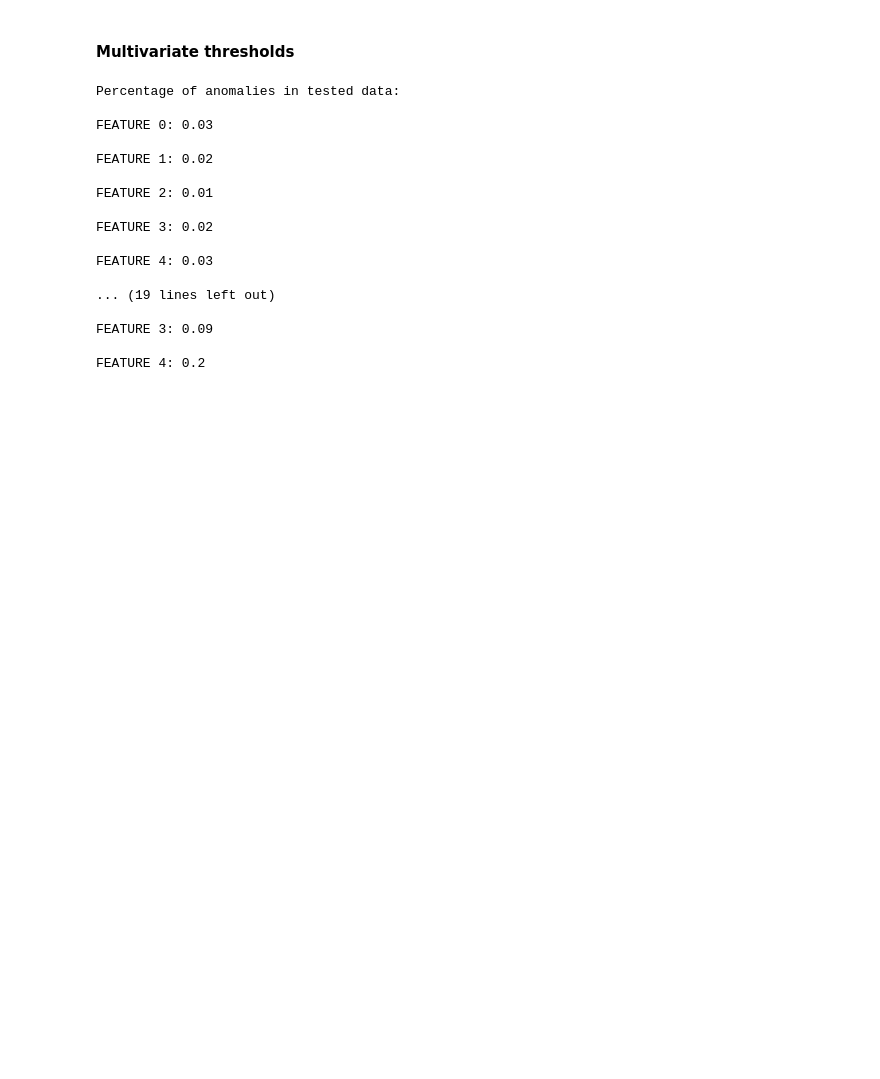
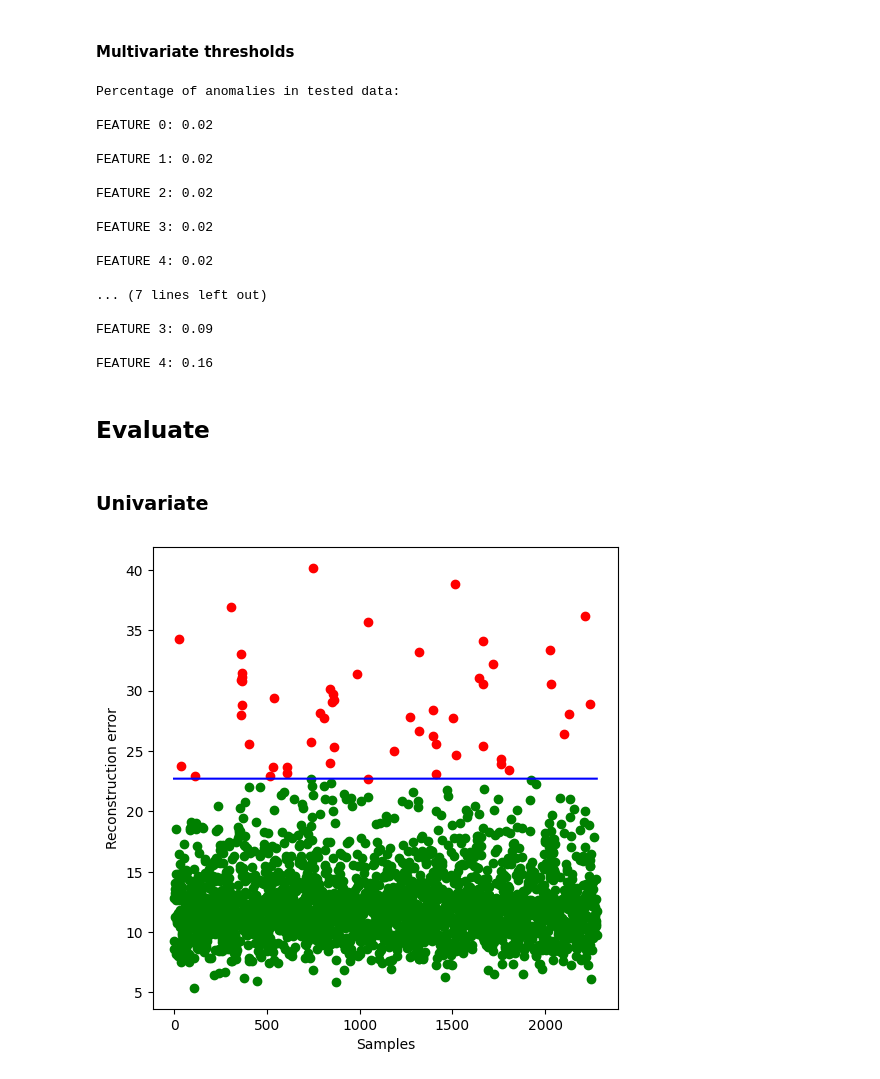
Before and after one commit to RobertoLorusso/AnomalyDetection, a Jupyter notebook: notebooks/VitalDB_Autoencoder.ipynb, the cells around one changed output. Drawn from its saved outputs; the diff is of its cells as text; code cells hidden in the pictures; blank space fills up the shorter version.

```diff
--- a/notebooks/VitalDB_Autoencoder.ipynb
+++ b/notebooks/VitalDB_Autoencoder.ipynb
@@ -1128,22 +1206,29 @@ plot_predict(X_test_asa_eq_3,res_asa_eq_3,n=idx_anomalies_asa_eq_3[0],single=Tru
 feat_thresholds = select_features_threshold(X_train, res_train, dict_mae_train, perc=.98)
 idx_features_anomalies_test  = detect_features_anomalies(X_test, res_test, feat_thresholds, out=True)
 idx_features_anomalies_asa_eq_3  = detect_features_anomalies(X_test_asa_eq_3, res_asa_eq_3, feat_thresholds, out=True)
-idx_features_anomalies_asa_gt_3 = detect_features_anomalies(X_test_asa_gt_3, res_asa_gt_3, feat_thresholds, out=True)
 # %% [output]
 Percentage of anomalies in tested data:
 
-FEATURE 0: 0.03
+FEATURE 0: 0.02
 
 FEATURE 1: 0.02
 
-FEATURE 2: 0.01
+FEATURE 2: 0.02
 
 FEATURE 3: 0.02
 
-FEATURE 4: 0.03
+FEATURE 4: 0.02
 
-... (19 lines left out)
+... (7 lines left out)
 
 FEATURE 3: 0.09
 
-FEATURE 4: 0.2
+FEATURE 4: 0.16
+# %% [markdown]
+## Evaluate
+# %% [markdown]
+### Univariate
+# %%
+plot_anomalies(X_train,res_train,threshold)
+# %% [output]
+[figure, added]
```
Also changed, not shown: parts of 23 cells of this notebook, 23 other files.
